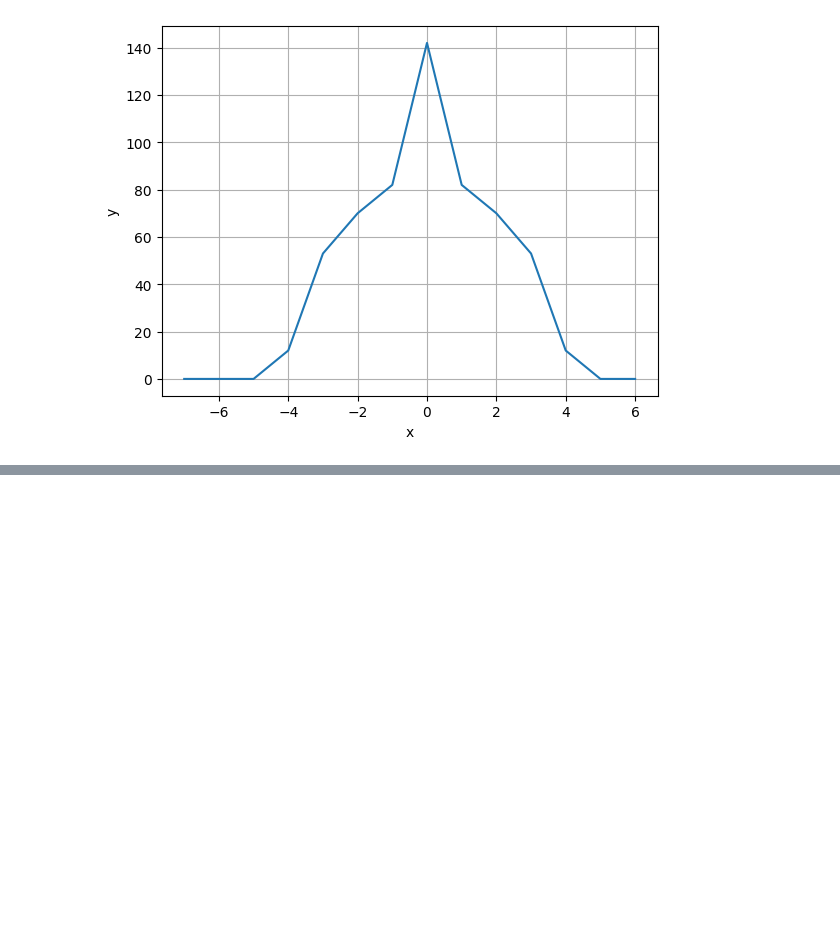
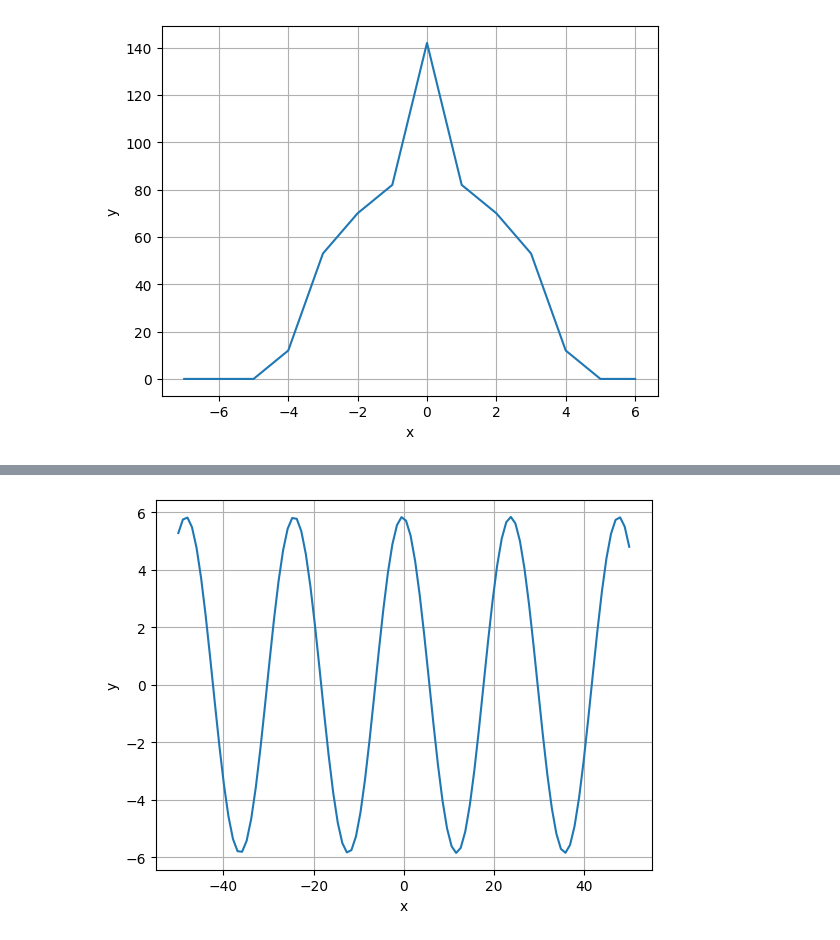
Before and after one commit to Niatomi/conversion-of-measurement-signals-course, a Jupyter notebook: src/practice_4.ipynb, the cells around one changed output, grey strips where cells are left out. Saved outputs shown, nothing was run; the diff lists cells and outputs as text; code cells hidden in the pictures; blank space fills up the shorter version.

```diff
--- a/src/practice_4.ipynb
+++ b/src/practice_4.ipynb
@@ -65,2 +103,10 @@ def auto_corelation(
+# %%
+def auto_contigious_corelation(
+    func: Callable,
+    laggs: np.ndarray,
+    a: int,
+    b: int
+) -> list:
+    return contigious_corelation(func, func, laggs, a, b)
 # %%
 x = np.linspace(-10, 10, 100)
@@ -78,0 +135,6 @@ plot(lags(y_2), auto_corelation(y_2))
+# %%
+laggs = np.linspace(-50, 50, 100)
+cc = np.array(auto_contigious_corelation(func_1, laggs, 0, 10))
+plot(laggs, cc)
+# %% [output]
+[figure, added]
```
Also changed, not shown: parts of 7 cells of this notebook.
